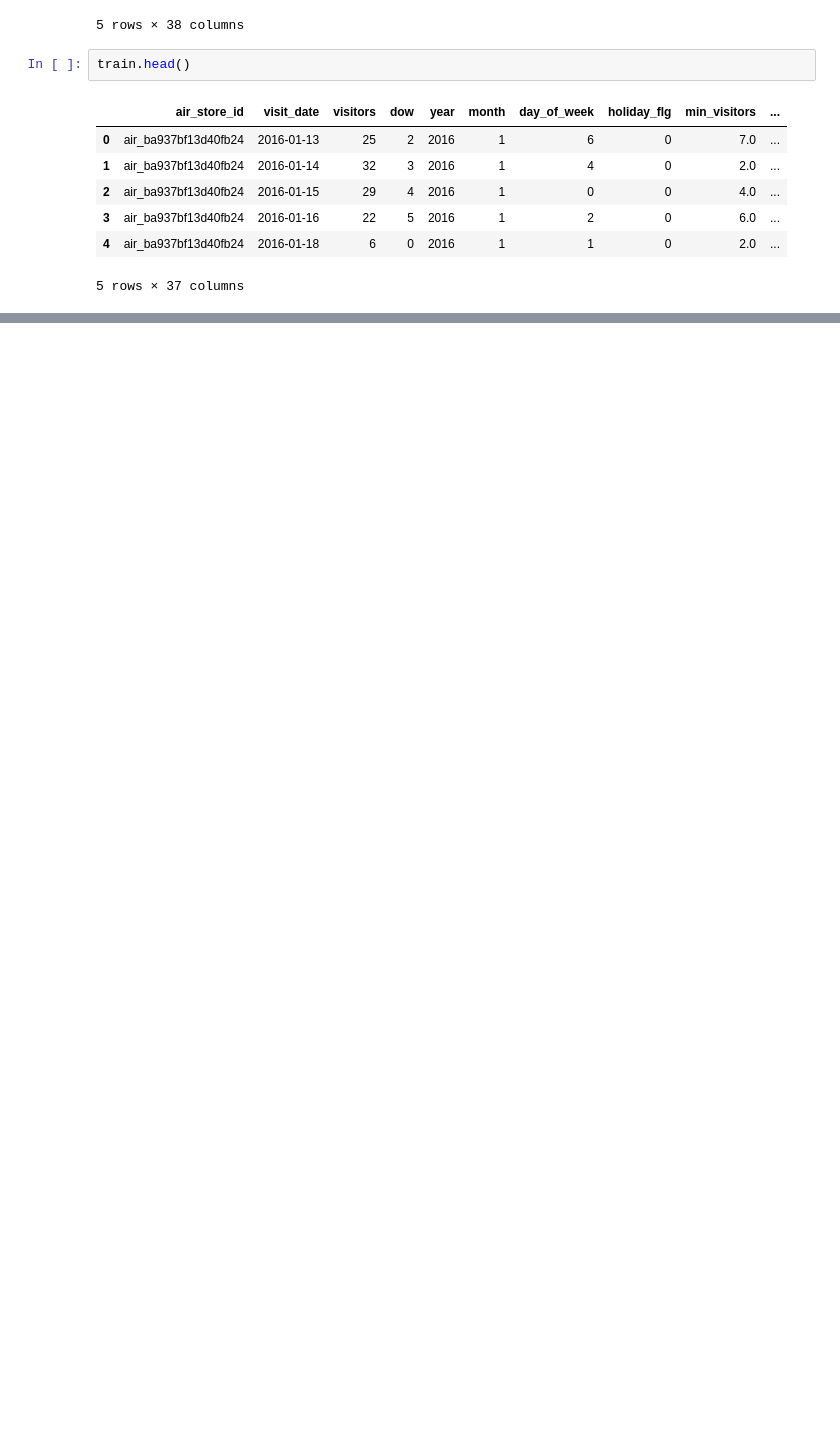
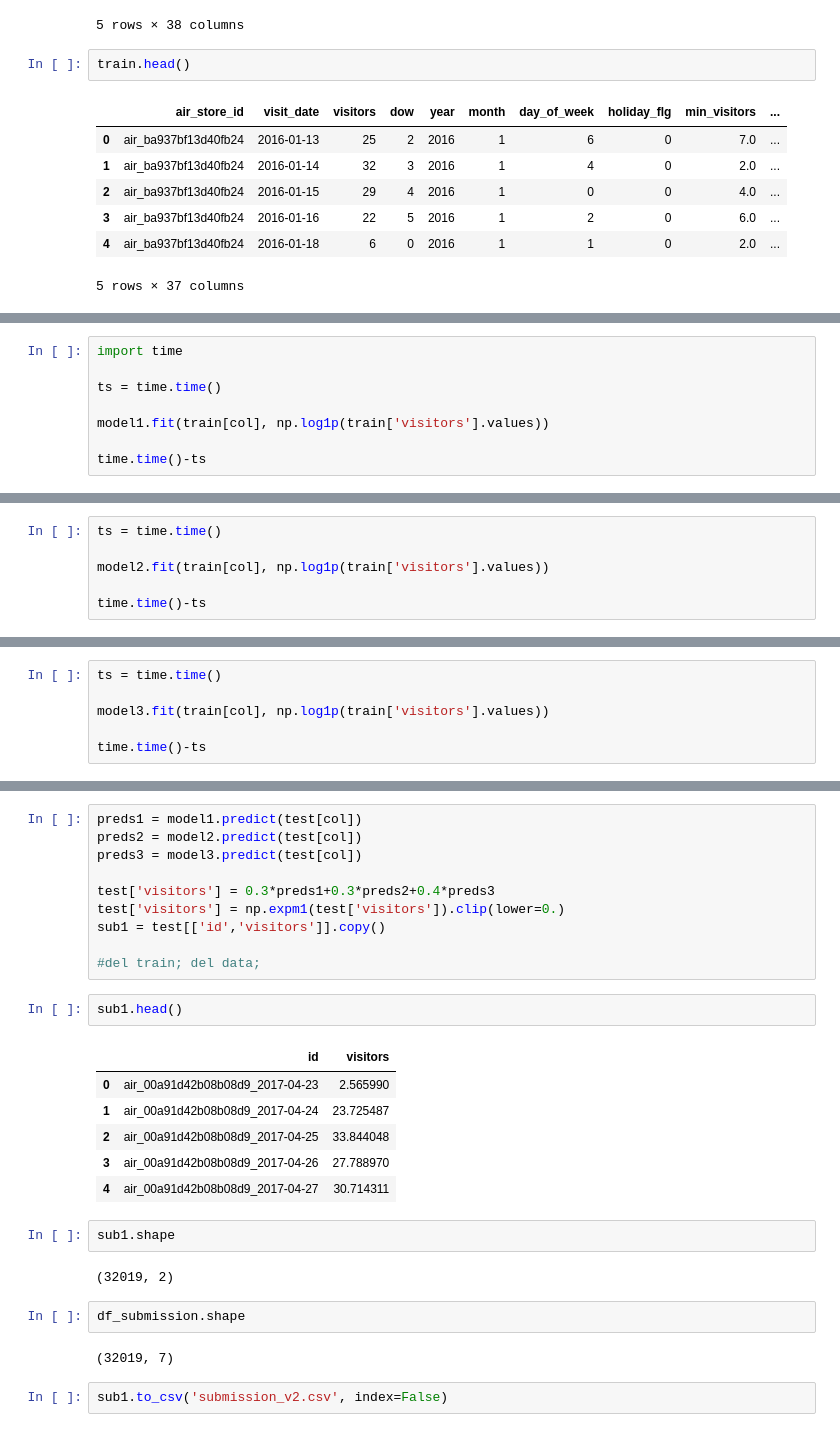
Before and after one commit to dongzhang84/Kaggle, a Jupyter notebook: Restaurant_Visitor_Forecasting/Visitor_forecasting_v2.ipynb, the cells around one changed output, grey strips where cells are left out. Drawn from its saved outputs; the diff is of its cells as text; blank space fills up the shorter version.

```diff
--- a/Restaurant_Visitor_Forecasting/Visitor_forecasting_v2.ipynb
+++ b/Restaurant_Visitor_Forecasting/Visitor_forecasting_v2.ipynb
@@ -451,0 +568,8 @@ train.head()
+# %%
+import time
+
+ts = time.time()
+
+model1.fit(train[col], np.log1p(train['visitors'].values))
+
+time.time()-ts
@@ -451,0 +578,6 @@ train.head()
+# %%
+ts = time.time()
+
+model2.fit(train[col], np.log1p(train['visitors'].values))
+
+time.time()-ts
@@ -451,0 +586,6 @@ train.head()
+# %%
+ts = time.time()
+
+model3.fit(train[col], np.log1p(train['visitors'].values))
+
+time.time()-ts
@@ -451,0 +607,29 @@ train.head()
+# %%
+preds1 = model1.predict(test[col])
+preds2 = model2.predict(test[col])
+preds3 = model3.predict(test[col])
+
+test['visitors'] = 0.3*preds1+0.3*preds2+0.4*preds3
+test['visitors'] = np.expm1(test['visitors']).clip(lower=0.)
+sub1 = test[['id','visitors']].copy()
+
+#del train; del data;
+# %%
+sub1.head()
+# %% [output]
+|  | id | visitors |
+| 0 | air_00a91d42b08b08d9_2017-04-23 | 2.565990 |
+| 1 | air_00a91d42b08b08d9_2017-04-24 | 23.725487 |
+| 2 | air_00a91d42b08b08d9_2017-04-25 | 33.844048 |
+| 3 | air_00a91d42b08b08d9_2017-04-26 | 27.788970 |
+| 4 | air_00a91d42b08b08d9_2017-04-27 | 30.714311 |
+# %%
+sub1.shape
+# %% [output]
+(32019, 2)
+# %%
+df_submission.shape
+# %% [output]
+(32019, 7)
+# %%
+sub1.to_csv('submission_v2.csv', index=False)
```
Also changed, not shown: parts of 23 cells of this notebook.
